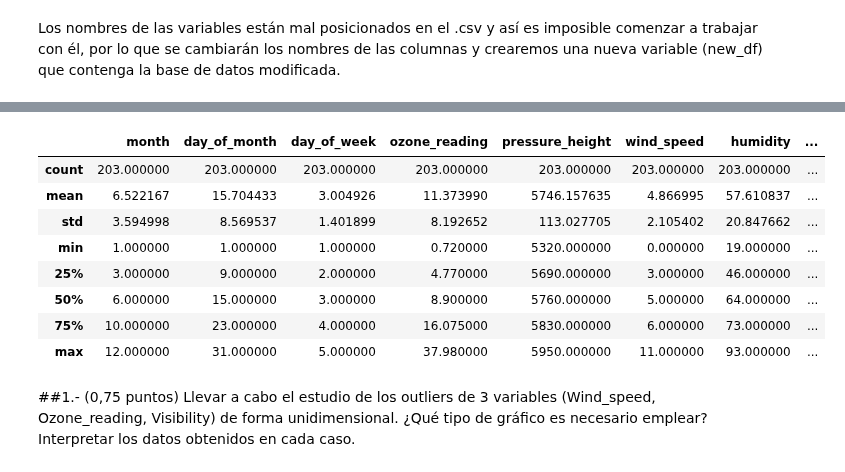
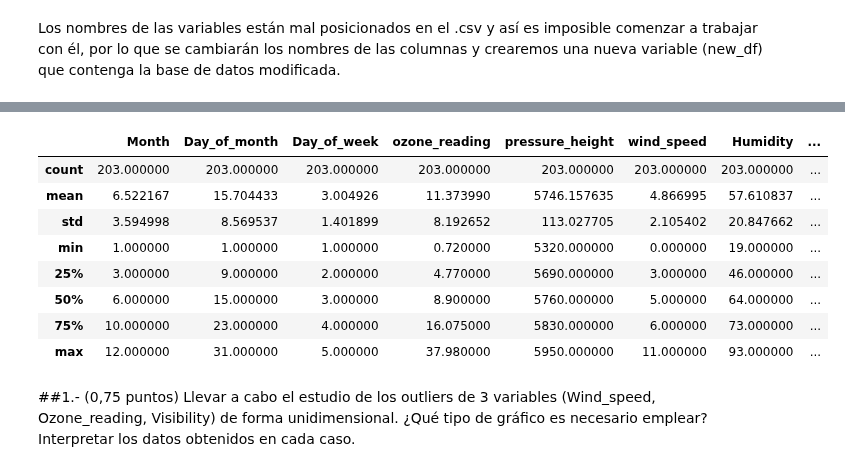
Before and after one commit to Alf-caput/P1_MineriaDeDatos, a Jupyter notebook: P2_SensoresAtmosfericos/P2_SensoresAtmosfericos.ipynb, the cells around one changed output, grey strips where cells are left out. Drawn from its saved outputs; the diff is of its cells as text; code cells hidden in the pictures.

```diff
--- a/P2_SensoresAtmosfericos/P2_SensoresAtmosfericos.ipynb
+++ b/P2_SensoresAtmosfericos/P2_SensoresAtmosfericos.ipynb
@@ -39,7 +25,7 @@ new_df
 # %%
-new_df.describe()
+df.describe()
 # %% [output]
-|  | month | day_of_month | day_of_week | ozone_reading | pressure_height | wind_speed | humidity | ... |
+|  | Month | Day_of_month | Day_of_week | ozone_reading | pressure_height | wind_speed | Humidity | ... |
 | count | 203.000000 | 203.000000 | 203.000000 | 203.000000 | 203.000000 | 203.000000 | 203.000000 | ... |
 | mean | 6.522167 | 15.704433 | 3.004926 | 11.373990 | 5746.157635 | 4.866995 | 57.610837 | ... |
 | std | 3.594998 | 8.569537 | 1.401899 | 8.192652 | 113.027705 | 2.105402 | 20.847662 | ... |
```
Also changed, not shown: parts of 17 cells of this notebook.
